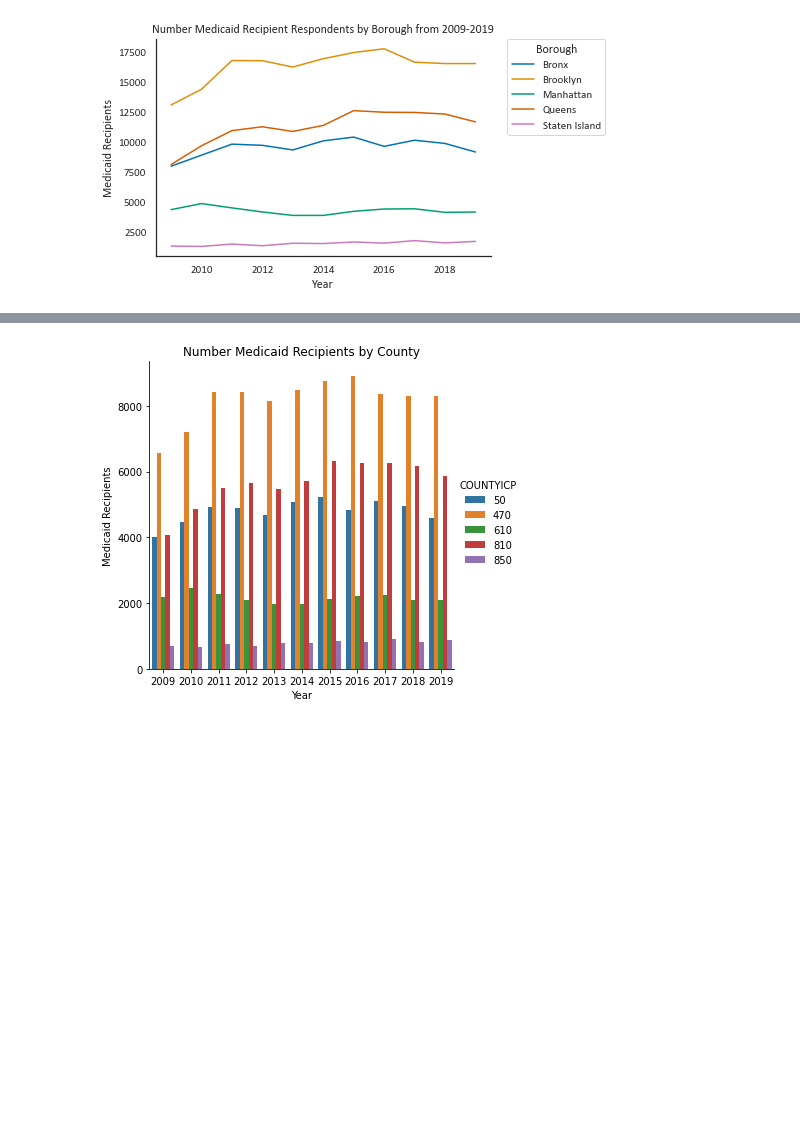
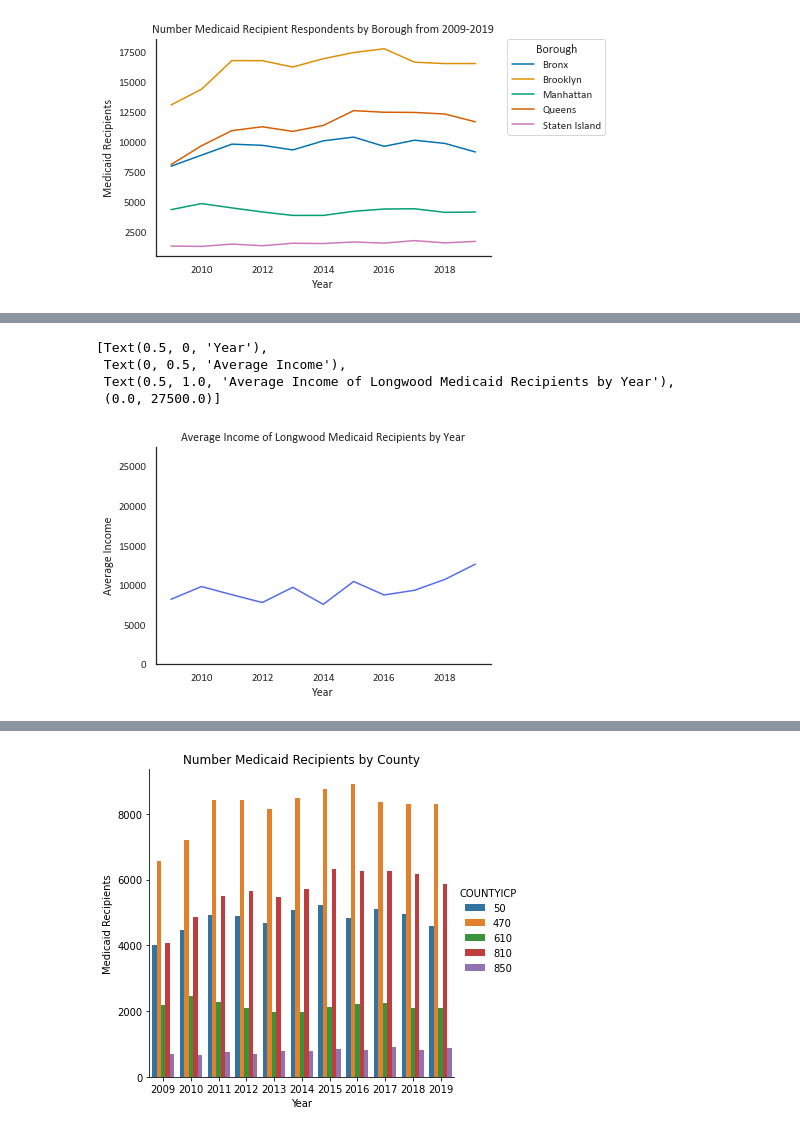
Before and after one commit to mspp-data-studio-2021/Ariel_Medex, a Jupyter notebook: IPUMS ACS Data 2009-2019.ipynb, the cells around one changed output, grey strips where cells are left out. Drawn from its saved outputs; the diff is of its cells as text; code cells hidden in the pictures; blank space fills up the shorter version.

```diff
--- a/IPUMS ACS Data 2009-2019.ipynb
+++ b/IPUMS ACS Data 2009-2019.ipynb
@@ -345,0 +300,13 @@ df_weighted
+# %%
+longwood = neighborhood[neighborhood['PUMA'] == 3710] #Longwood is one of the poorest areas of the Bronx and NYC
+
+l = sns.lineplot(x="YEAR", y="AVGINC",
+                     data=longwood, color="#556CED")
+sns.despine()
+l.set(xlabel='Year', ylabel='Average Income', title='Average Income of Longwood Medicaid Recipients by Year', ylim=(0,27500))
+# %% [output]
+[Text(0.5, 0, 'Year'),
+ Text(0, 0.5, 'Average Income'),
+ Text(0.5, 1.0, 'Average Income of Longwood Medicaid Recipients by Year'),
+ (0.0, 27500.0)]
+[figure, added]
```
Also changed, not shown: parts of 46 cells of this notebook.
